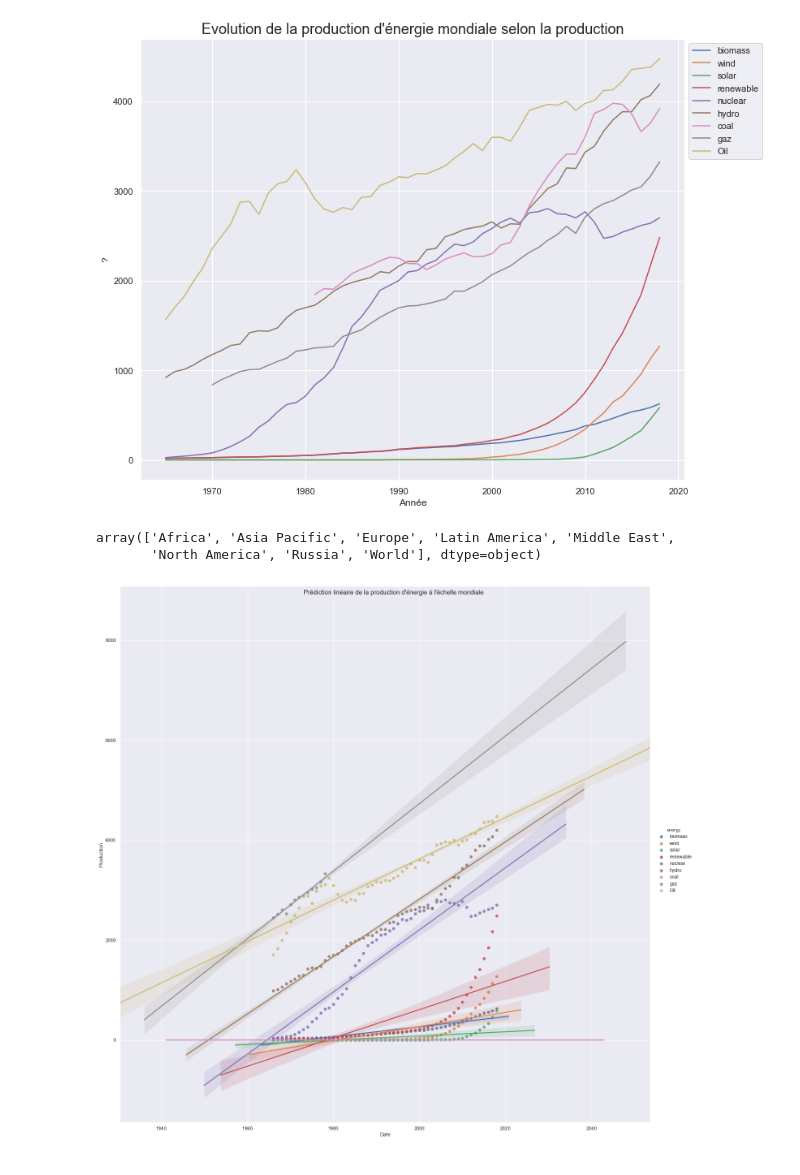
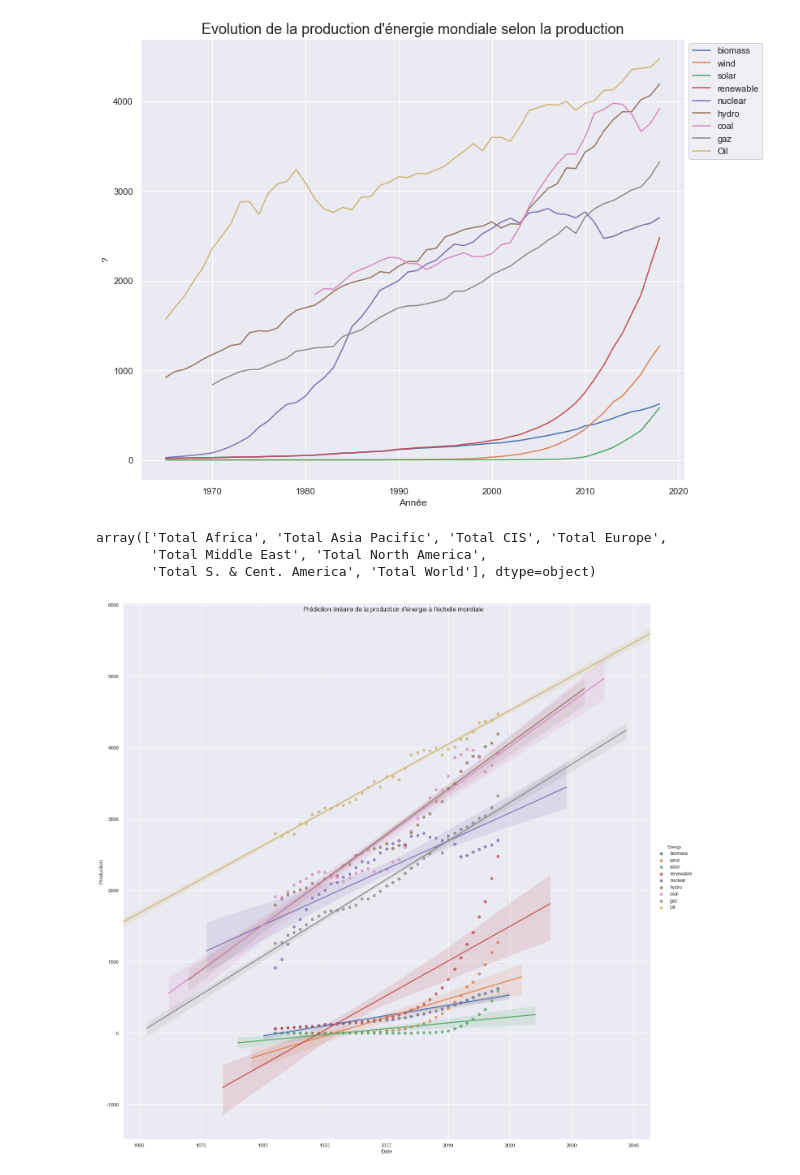
Before and after one commit to KevinFerin/HackatonMDI720, a Jupyter notebook: src/Hackathon.ipynb, the cells around one changed output. Cells and saved outputs as stored; diff of their text form; code cells hidden in the pictures.

```diff
--- a/src/Hackathon.ipynb
+++ b/src/Hackathon.ipynb
@@ -161,9 +161,13 @@ print_tot(dfs,
          unite="?")
 # %% [output]
 [figure]
+# %%
+dfs= [biomass_production_total,wind_production_total,solar_production_total, renewable_production_total,
+           nuclear_production_total, hydro_production_total,coal_production_total, gaz_production_total, oil_production_total]
 # %%
+min_date = min(coal_production.T.index.values[:-5].astype(int))
+
 def reshape_data (df) :
-
     df_copy = df.copy()
     df_copy = df_copy.T
     df_copy = df_copy.reset_index()
@@ -173,6 +177,7 @@ def reshape_data (df) :
     df_copy = df_copy[1:]
     df_copy.columns = header
     df_copy = df_copy.melt(id_vars=['Date'], value_name=df.name)
+    df_copy = df_copy[df_copy["Date"]>min_date]
     df_copy.name = df.name
     return df_copy
 
@@ -182,23 +187,25 @@ def concat_sources (dfs) :
         dataframes.append(reshape_data(df))
     return_df = dataframes[0]
     for df in dataframes[1:] :
-        return_df[df.name]=df[df.name]
+        return_df=return_df.merge(df, on=["Date", "variable"])
     return return_df
 
 t =  concat_sources(dfs)
-t=t.melt(id_vars=['Date', 'variable'], var_name="energy", value_name = "Production")
+t_copy = t.copy()
+t=t.melt(id_vars=['Date', 'variable'], var_name="Energy", value_name = "Production")
 t.Production=t.Production.astype(float)
 t.Date=t.Date.astype(int)
 # %%
 np.unique(t.variable.values)
 # %% [output]
-array(['Africa', 'Asia Pacific', 'Europe', 'Latin America', 'Middle East',
-       'North America', 'Russia', 'World'], dtype=object)
+array(['Total Africa', 'Total Asia Pacific', 'Total CIS', 'Total Europe',
+       'Total Middle East', 'Total North America',
+       'Total S. & Cent. America', 'Total World'], dtype=object)
 # %%
 t.variable = t.variable.str.replace("Total ","").str.replace('S. & Cent. America',"Latin America").str.replace("CIS", "Russia")
 # %%
 import seaborn as sns; sns.set(color_codes=True)
-t=t[t["variable"]=="Total World"]
-g = sns.lmplot(x="Date", y="Production", hue="energy", data=t, height=18).fig.suptitle("Prédiction linéaire de la production d'énergie à l'échelle mondiale")
+t_world=t[t["variable"]=="World"]
+g = sns.lmplot(x="Date", y="Production", hue="Energy", data=t_world, height=18).fig.suptitle("Prédiction linéaire de la production d'énergie à l'échelle mondiale")
 # %% [output]
-[figure, old version]
+[figure, new version]
```
Also changed, not shown: parts of 16 cells of this notebook, 1 other file.
